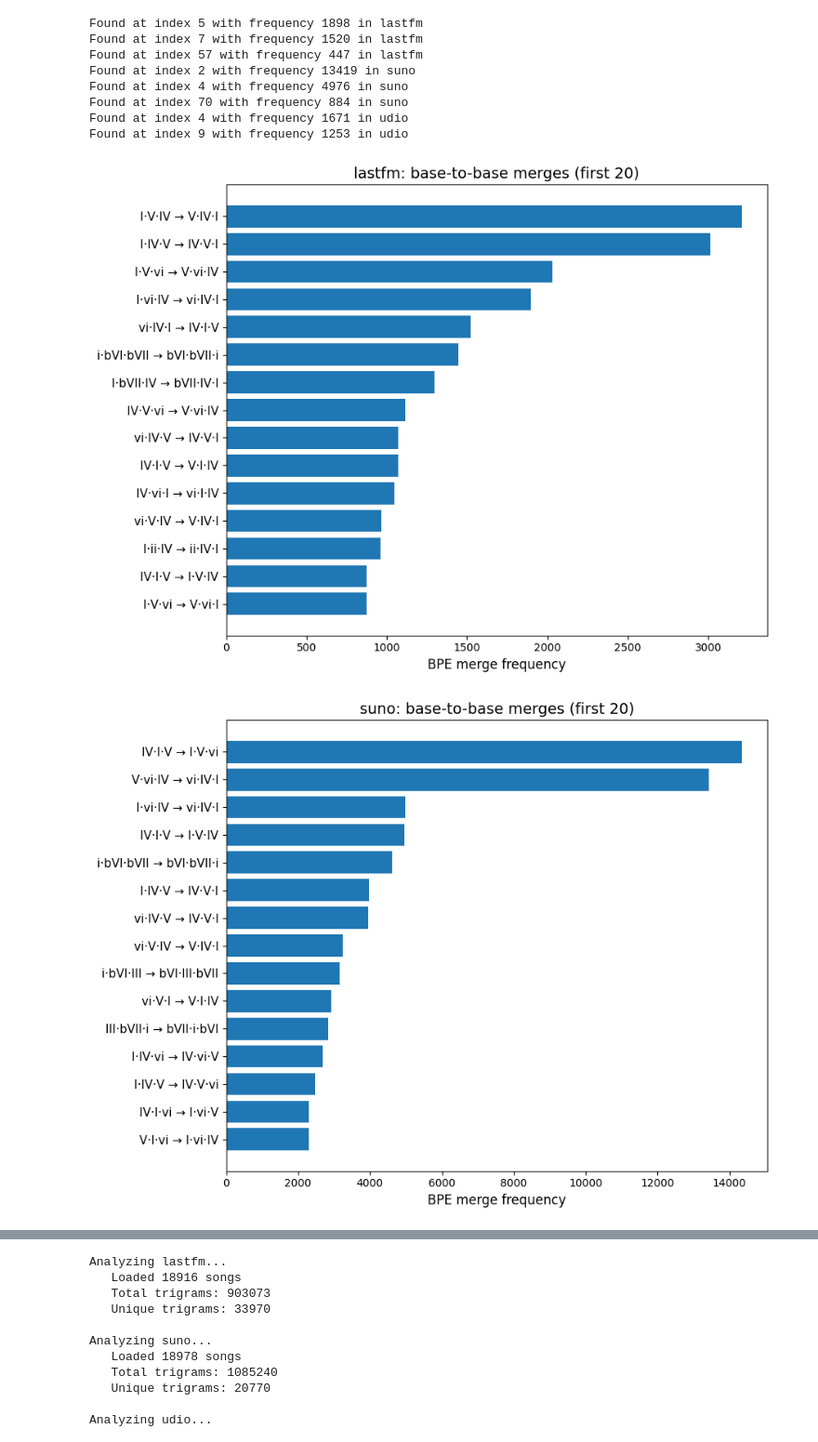
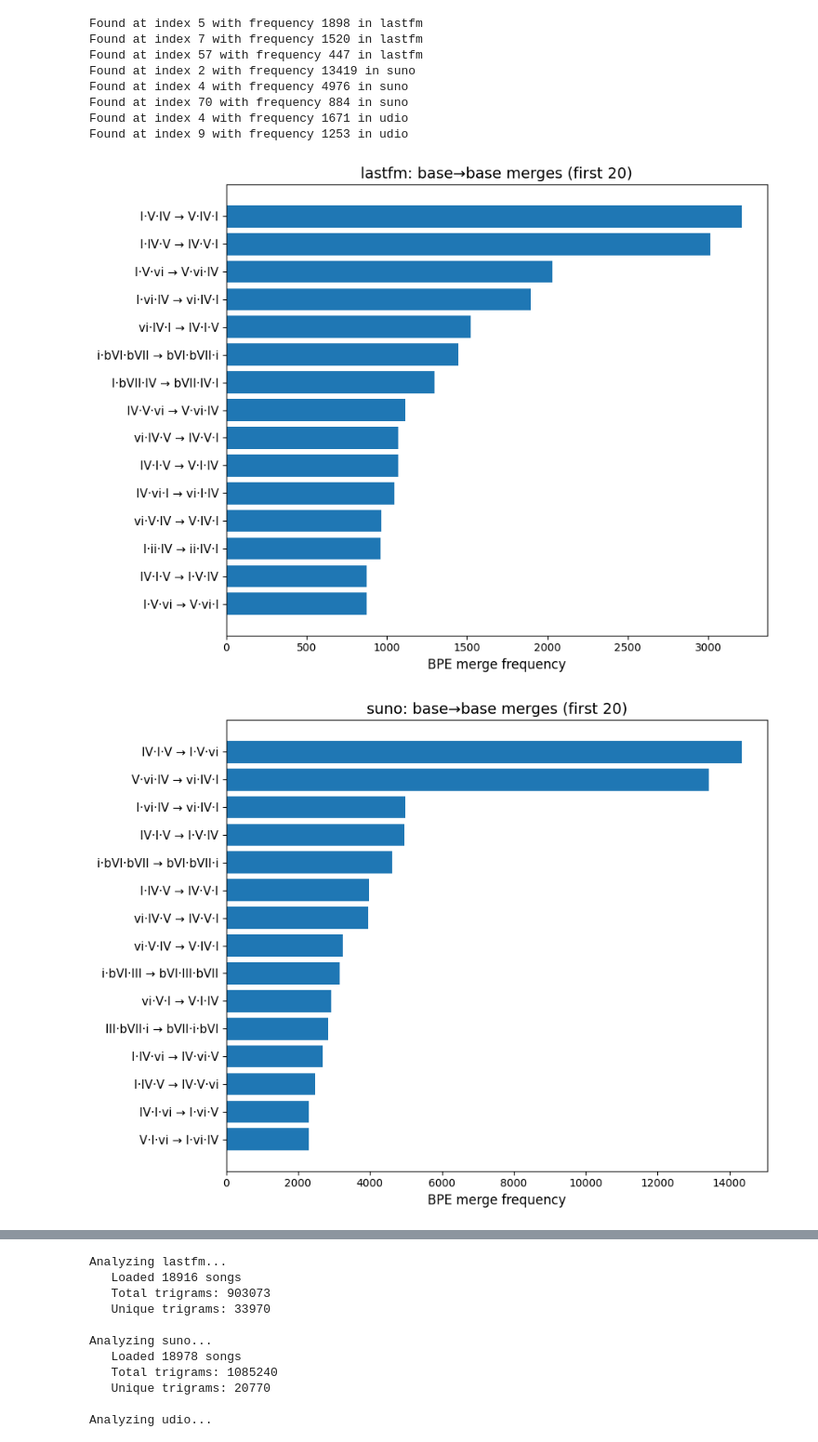
Before and after one commit to Dazzid/Aimir_Structure, a Jupyter notebook: src/byte_pair_encoding_trigrams_ace.ipynb, the cells around one changed output, grey strips where cells are left out. Shown at 93% size. Saved outputs shown, nothing was run; the diff lists cells and outputs as text; code cells hidden in the pictures.

```diff
--- a/src/byte_pair_encoding_trigrams_ace.ipynb
+++ b/src/byte_pair_encoding_trigrams_ace.ipynb
@@ -428,0 +109,11 @@ BPE complete for all collections
+# %%
+from collections import Counter
+
+results = {}
+for name in COLLECTIONS:
+    seqs = load_chord_sequences(name)
+    trigram_seqs = [to_trigram_tokens(s) for s in seqs]
+    seq_counts = list(Counter(trigram_seqs).items())
+    rules, history = byte_pair_encoding(seq_counts, num_merges=150)
+    results[name] = {"rules": rules, "history": history}
+    print(f"{name}: {len(seqs)} songs, {len(history)} merges")
@@ -446,53 +141,69 @@ Found at index 9 with frequency 1253 in udio
 # %%
 # Per-corpus plots of BPE base-to-base merges
 
+import numpy as np
+import matplotlib.pyplot as plt
+
 def expand_base_trigrams(tok, rules):
+    """Return list of base trigrams inside tok (MERGE_x or tuple)."""
     return expand_token(tok, rules)
 
 def token_as_text_single(tok, rules):
+    """Return 'I·V·vi' if tok expands to exactly one base trigram.
+    Return None for composite tokens, which we skip."""
     tris = expand_base_trigrams(tok, rules)
     if len(tris) != 1:
         return None
-    return '\u00b7'.join(tris[0])
+    return "·".join(tris[0])
 
 def _extract_freq(meta):
+    """Normalize history value to an integer frequency."""
     if isinstance(meta, dict):
-        return int(meta.get('freq', 0))
+        return int(meta.get("freq", 0))
     return int(meta)
 
 def collect_base_base_rows(res, top_k=20):
-    rules = res['rules']
-    hist = res['history'][:top_k] if top_k is not None else res['history']
+    """From one corpus result, collect first top_k merges that are base-to-base only."""
+    rules = res["rules"]
+    hist = res["history"][:top_k] if top_k is not None else res["history"]
     rows = []
     for (a, b), meta in hist:
         L = token_as_text_single(a, rules)
         R = token_as_text_single(b, rules)
         if L is None or R is None:
             continue
-        rows.append((f'{L} \u2192 {R}', _extract_freq(meta)))
+        rows.append((f"{L} → {R}", _extract_freq(meta)))
     rows.sort(key=lambda x: x[1], reverse=True)
     return rows
 
-def plot_per_corpus_bars(results, collections, top_k=20):
+def plot_per_corpus_bars(results, collections, top_k=20, save_dir=None):
+    """Make one horizontal bar chart per corpus."""
     for corpus in collections:
         res = results[corpus]
         rows = collect_base_base_rows(res, top_k=top_k)
         if not rows:
-            print(f'[{corpus}] No base-to-base merges in first {top_k}.')
+            print(f"[{corpus}] No base→base merges in first {top_k}.")
             continue
         labels, vals = zip(*rows)
         y = np.arange(len(labels))
         fig_h = 0.35 * len(labels) + 1.6
         plt.figure(figsize=(9, fig_h))
         plt.barh(y, vals)
         plt.yticks(y, labels, fontsize=11)
-        plt.xlabel('BPE merge frequency', fontsize=12)
-        plt.title(f'{corpus}: base-to-base merges (first {top_k})', fontsize=14)
+        plt.xlabel("BPE merge frequency", fontsize=12)
+        plt.title(f"{corpus}: base→base merges (first {top_k})", fontsize=14)
         plt.gca().invert_yaxis()
         plt.tight_layout()
-        plt.show()
+        if save_dir:
+            out = f"{save_dir}/{corpus}_bpe_base_base_top{top_k}.png"
+            plt.savefig(out, dpi=150)
+            plt.close()
+            print(f"Saved {out}")
+        else:
+            plt.show()
 
-plot_per_corpus_bars(results, COLLECTIONS, top_k=20)
+COLLECTIONS = ["lastfm", "suno", "udio"]
+plot_per_corpus_bars(results, COLLECTIONS, top_k=20, save_dir=None)
 # %% [output]
-[figure, old version]
+[figure, new version]
-[figure, old version]
+[figure, new version]
```
Also changed, not shown: parts of 14 cells of this notebook, 11 other files.
